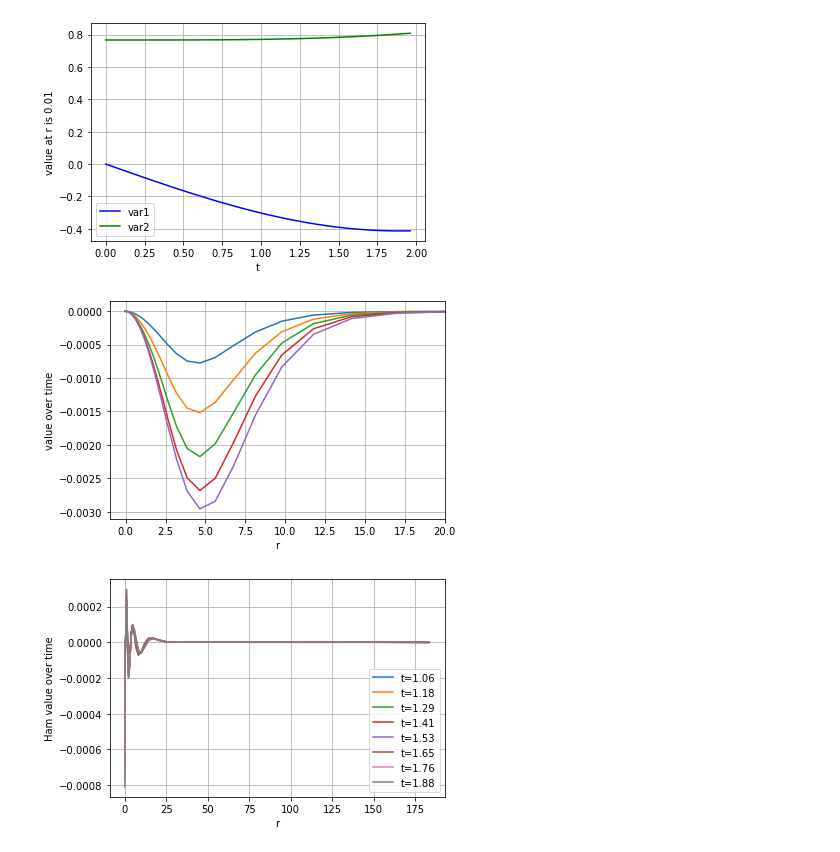
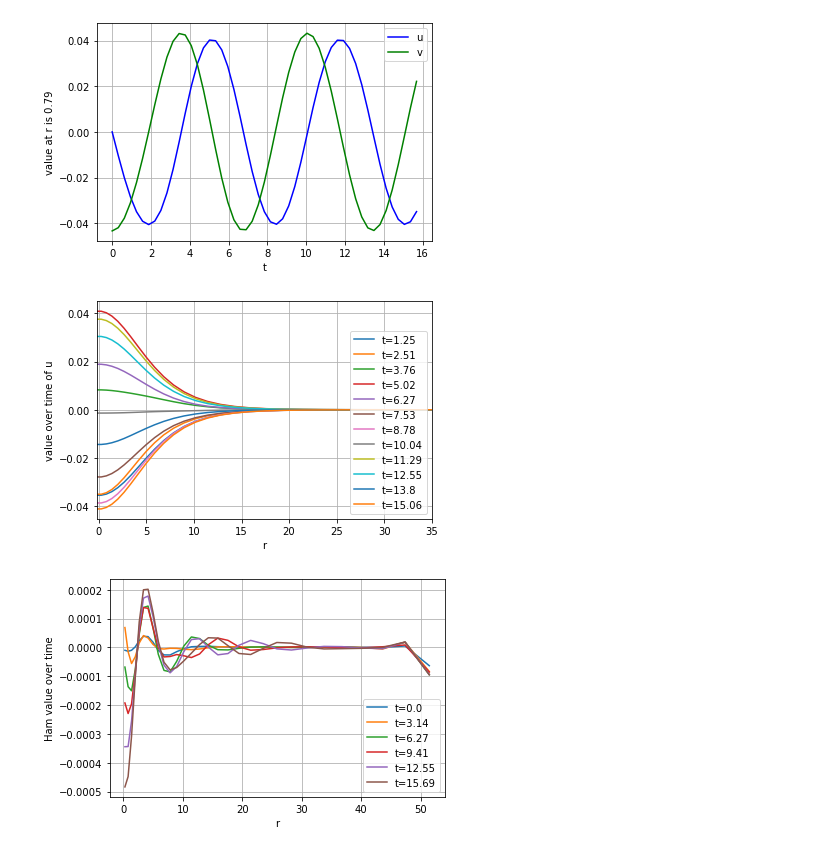
Before and after one commit to GRTLCollaboration/engrenage, a Jupyter notebook: examples/OscillatonEvolution.ipynb, the cells around one changed output. Drawn from its saved outputs; the diff is of its cells as text; code cells hidden in the pictures.

```diff
--- a/examples/OscillatonEvolution.ipynb
+++ b/examples/OscillatonEvolution.ipynb
@@ -27,27 +27,28 @@ from source.diagnostics import *               # go here to change the diagnosti
 # %%
 # Input parameters for grid and evolution here
 N_r = 30 # num points on physical grid
-R = 0.5 # Maximum outer radius
+R = 15.0 # Maximum outer radius
 
 r_is_logarithmic = True
-r, initial_vars_values = get_initial_vars_values(R, N_r, r_is_logarithmic)
+r, initial_state = get_initial_state(R, N_r, r_is_logarithmic)
 
 #unpackage the vector for readability
-initial_u, initial_v , initial_phi, initial_hrr, initial_htt, initial_hpp, initial_K, initial_arr, initial_att, initial_app, initial_lambdar, initial_shiftr, initial_br, initial_lapse = unpack_vars_vector(initial_vars_values, N_r)
+(initial_u, initial_v , initial_phi, initial_hrr, initial_htt, initial_hpp,
+ initial_K, initial_arr, initial_att, initial_app,
+ initial_lambdar, initial_shiftr, initial_br, initial_lapse) = unpack_state(initial_state, N_r)
 
 #plot initial conditions
 plt.xlabel('r')
-plt.plot(r, initial_u, label='u')
+plt.plot(r, initial_u, '-o', label='u') # zero, but plot as dots to see the grid
 plt.plot(r, initial_v, label='v')
 plt.plot(r, initial_phi, label='phi')
 plt.plot(r, initial_hrr, label='hrr')
 plt.plot(r, initial_htt, label='htt')
 plt.plot(r, initial_lambdar, label='lambdar')
-#plt.plot(r, diss, 'o', label='diss')
 #plt.plot(r, initial_shiftr, label='shiftr')
 plt.plot(r, initial_lapse-1, label='lapse - 1')
 plt.legend(loc='best')
 plt.grid()
-#plt.xlim(-0.5,0.5)
+#plt.xlim(-0.25,5.0)
 #plt.ylim(-0.0005,0.0005)
 # %% [output]
@@ -55,7 +56,7 @@ plt.grid()
 # %%
 # check the Hamiltonian constraint initially satisfied
 # apart from numerical errors
-r, Ham = get_diagnostics(initial_vars_values, np.array([0]), R, N_r, r_is_logarithmic)
+r, Ham = get_Ham_diagnostic(initial_state, np.array([0]), R, N_r, r_is_logarithmic)
 
 # plot the profile for Ham
 plt.plot(r, Ham[0])
@@ -70,6 +71,6 @@ plt.grid()
 # %%
 # for control of time integrator and spatial grid
-T = 2.0 # Maximum evolution time
+T = 16.0 # Maximum evolution time
 N_t = 51 # time resolution (only for outputs, not for integration)
 
 # Work out dt and time spacing of outputs
@@ -81,7 +82,7 @@ eta = 2.0 # the 1+log slicing damping coefficient - of order 1/M_adm of spacetim
 # to make like (older) python odeint method use method='LSODA' instead
 # use tqdm package to track progress
 with tqdm(total=1000, unit="‰") as progress_bar:
-    dense_solution = solve_ivp(get_rhs, [0,T], initial_vars_values,
+    dense_solution = solve_ivp(get_rhs, [0,T], initial_state,
                                args=(R, N_r, r_is_logarithmic, eta, progress_bar, [0, T/1000]),
                         #atol=1e-5, rtol=1e-5,
                         max_step=(0.1*R/N_r), #for stability and for KO coeff of 10
@@ -91,41 +92,38 @@ with tqdm(total=1000, unit="‰") as progress_bar:
 solution = dense_solution.sol(t).T
 # %%
 # Plot a single point versus time
-N = N_r + num_ghosts * 2
 var1 = idx_u
-var2 = idx_lapse
+var2 = idx_v
 
-idx = num_ghosts
+idx = num_ghosts+1
 r_i = np.round(r[idx],2)
-u_of_t = solution[0:N_t, var1 * N + idx]
-plt.plot(t, 10*u_of_t, 'b-', label='var1')
-v_of_t = solution[0:N_t, var2 * N + idx]
-plt.plot(t, v_of_t, 'g-', label='var2')
+var1_of_t = solution[0:N_t, var1 * (N_r + 2*num_ghosts) + idx]
+plt.plot(t, var1_of_t, 'b-', label=variable_names[var1])
+var2_of_t = solution[0:N_t, var2 * (N_r + 2*num_ghosts) + idx]
+plt.plot(t, var2_of_t, 'g-', label=variable_names[var2])
 plt.legend(loc='best')
 plt.xlabel('t')
 plt.ylabel('value at r is '+str(r_i))
 plt.legend(loc='best')
-#plt.ylim(-0.0023, 0.0023)
 plt.grid()
 # %% [output]
-[figure, old version]
+[figure, new version]
 # %%
 # plot the profile for some variable at a selection of times
-var = idx_att
+var = idx_u # I suggest looking at the field u, or the lapse to see the gauge evolution
 
 for i, t_i in enumerate(t) :
-    if (i < N_t) and (i % 10 == 0) and (t_i > 0.0) :
+    if (i < N_t) and (i % 4 == 0) and (t_i > 0.0):
         labelt = "t="+str(round(t_i,2))
-        f_t = solution[i, var * N: (var + 1) * N]
+        f_t = solution[i, var * (N_r + 2*num_ghosts): (var + 1) * (N_r + 2*num_ghosts)]
         plt.plot(r, f_t, label=labelt)
 
-#plt.legend(loc=4)
+plt.legend(loc=4)
 plt.xlabel('r')
-plt.xlim(-1,20.0)
-#plt.ylim(-0.0001, 0.0001)
-plt.ylabel('value over time')
+plt.xlim(-0.2,35.0)
+plt.ylabel('value over time of ' + variable_names[var])
 plt.grid()
 # %% [output]
-[figure, old version]
+[figure, new version]
 # %%
 # calculate the diagnostics, just the Hamiltonian constraint for now
@@ -134,17 +132,18 @@ r, Ham = get_diagnostics(solution, t, R, N_r, r_is_logarithmic)
 # plot the profile for Ham at a selection of times
 
 for i, t_i in enumerate(t) :
-    if (i < N_t) and (i % 3 == 0) and (t_i > 1.0) :
+    if (i < N_t) and (i % 10 == 0) :
         labelt = "t="+str(round(t_i,2))
         Ham_t = Ham[i]
-        Ham_t = Ham_t[num_ghosts:(N-num_ghosts)]
-        r_diagnostics = r[num_ghosts:(N-num_ghosts)]
+        Ham_t = Ham_t[num_ghosts:(N_r + num_ghosts)] # don't plot ghosts for diagnostics
+        r_diagnostics = r[num_ghosts:(N_r + num_ghosts)]
         plt.plot(r_diagnostics, Ham_t, label=labelt)
 
 plt.legend(loc=4)
 plt.xlabel('r')
-#plt.xlim(-4.0,1.1*R)
+#plt.xlim(-1,R+2)
+#plt.ylim(-1.0,1.0)
 plt.ylabel('Ham value over time')
 plt.grid()
 # %% [output]
-[figure, old version]
+[figure, new version]
```
Also changed, not shown: parts of 5 cells of this notebook, 15 other files.
